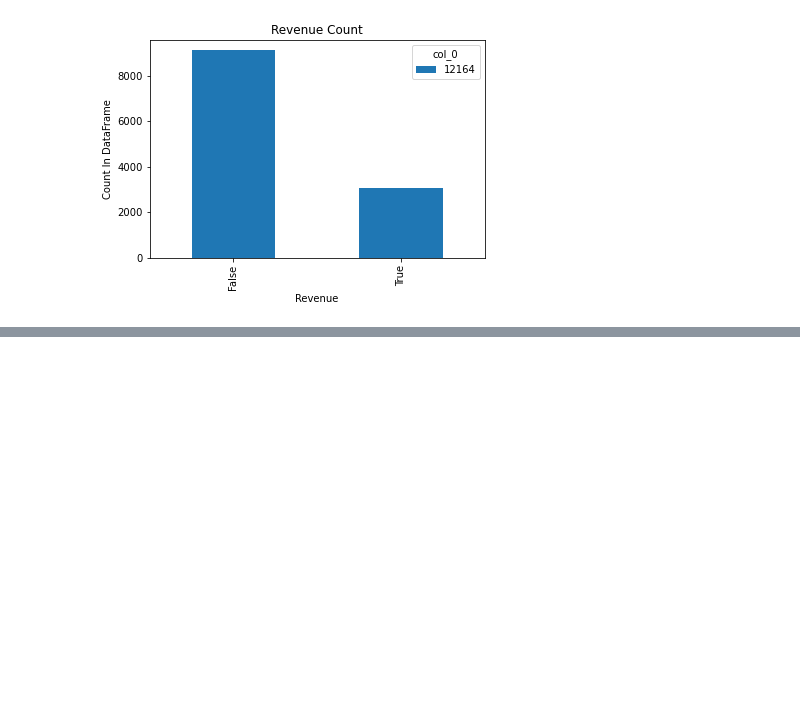
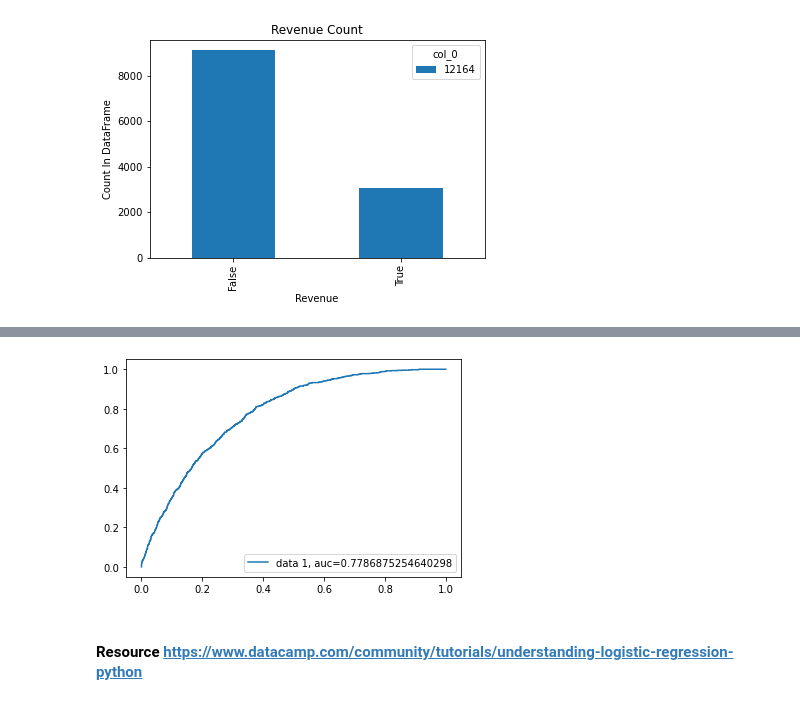
Before and after one commit to ivan-usd/panda-commerce, a Jupyter notebook: notebooks/ivanExploratoryNotebook.ipynb, the cells around one changed output, grey strips where cells are left out. Drawn from its saved outputs; the diff is of its cells as text; code cells hidden in the pictures; blank space fills up the shorter version.

```diff
--- a/notebooks/ivanExploratoryNotebook.ipynb
+++ b/notebooks/ivanExploratoryNotebook.ipynb
@@ -408,0 +368,2 @@ array(['Administrative_0', 'Administrative_1', 'Administrative_2', ...,
+# %%
+eCommerceDF_log = pd.get_dummies(eCommerceDF_log, columns=["Month"])
@@ -409,3 +374,3 @@ array(['Administrative_0', 'Administrative_1', 'Administrative_2', ...,
 # %%
-X = eCommerce_Final.loc[:, eCommerce_Final.columns != 'Revenue']
-y = eCommerce_Final.loc[:, eCommerce_Final.columns == 'Revenue']
+X = eCommerceDF_log.loc[:, eCommerceDF_log.columns != 'Revenue']
+y = eCommerceDF_log.loc[:, eCommerceDF_log.columns == 'Revenue']
@@ -442,0 +423,11 @@ ValueError: Unknown label type: 'unknown'
+# %%
+y_pred_proba = logReg.predict_proba(X_test)[::,1]
+fpr, tpr, _ = metrics.roc_curve(y_test,  y_pred_proba)
+auc = metrics.roc_auc_score(y_test, y_pred_proba)
+plt.plot(fpr,tpr,label="data 1, auc="+str(auc))
+plt.legend(loc=4)
+plt.show()
+# %% [output]
+[figure, added]
+# %% [markdown]
+#### Resource https://www.datacamp.com/community/tutorials/understanding-logistic-regression-python
```
Also changed, not shown: parts of 39 cells of this notebook.
